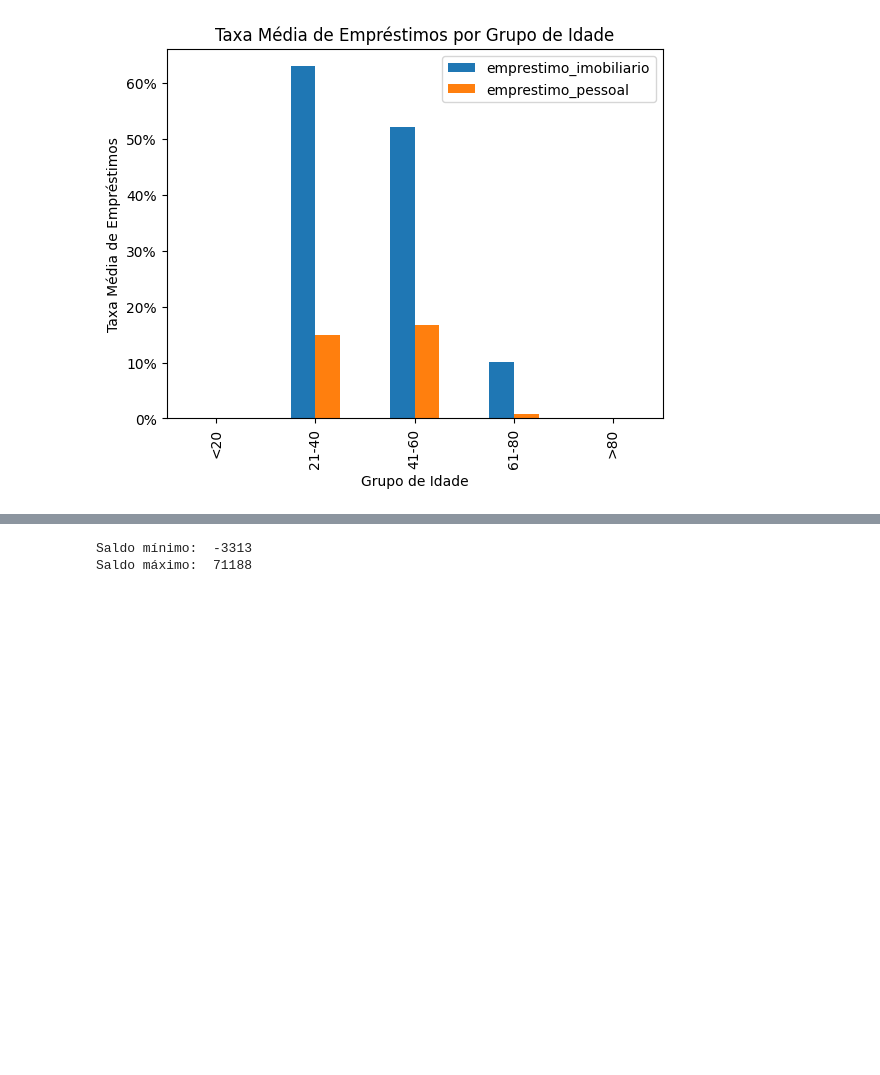
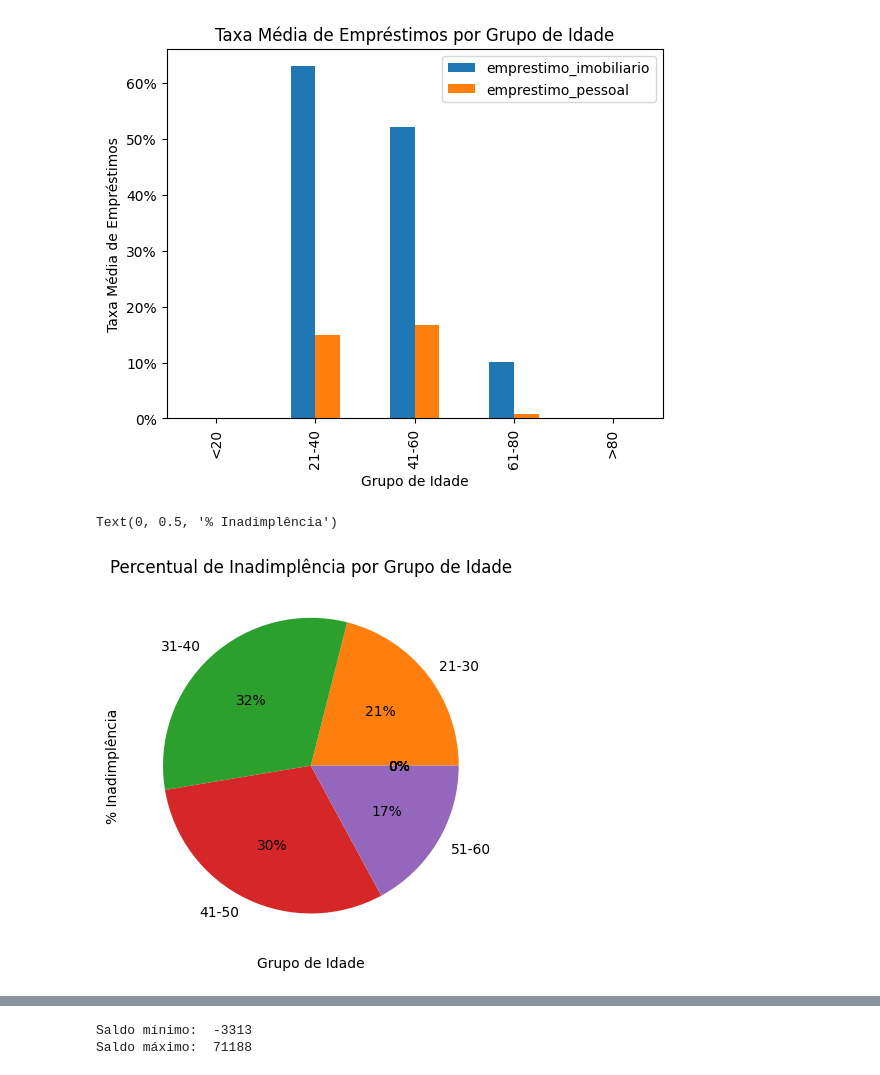
Before and after one commit to guilbd/Projeto_Tec_Prog_I_ADA_Santander_Coders2023, a Jupyter notebook: projeto.ipynb, the cells around one changed output, grey strips where cells are left out. Drawn from its saved outputs; the diff is of its cells as text; code cells hidden in the pictures; blank space fills up the shorter version.

Commit message:
added 3 graphs

```diff
--- a/projeto.ipynb
+++ b/projeto.ipynb
@@ -307,3 +325,15 @@ plt.gca().yaxis.set_major_locator(MultipleLocator(0.1))
 plt.show()
 # %% [output]
 [figure]
+# %%
+# Divida a coluna idade em grupos de idade
+df['grupo_idade'] = pd.cut(df['idade'], bins=[0, 20, 30, 40, 50, 60, 70, 80, 100], labels=['<20', '21-30', '31-40', '41-50', '51-60', '61-70', '71-80', '>80'])
+
+age_default = df.groupby('grupo_idade')['inadimplente'].sum()
+age_default.plot(kind='pie', autopct='%1.0f%%')
+plt.title('Percentual de Inadimplência por Grupo de Idade')
+plt.xlabel('Grupo de Idade')
+plt.ylabel('% Inadimplência')
+# %% [output]
+Text(0, 0.5, '% Inadimplência')
+[figure, added]
```
Also changed, not shown: parts of 7 cells of this notebook, 1 other file.
